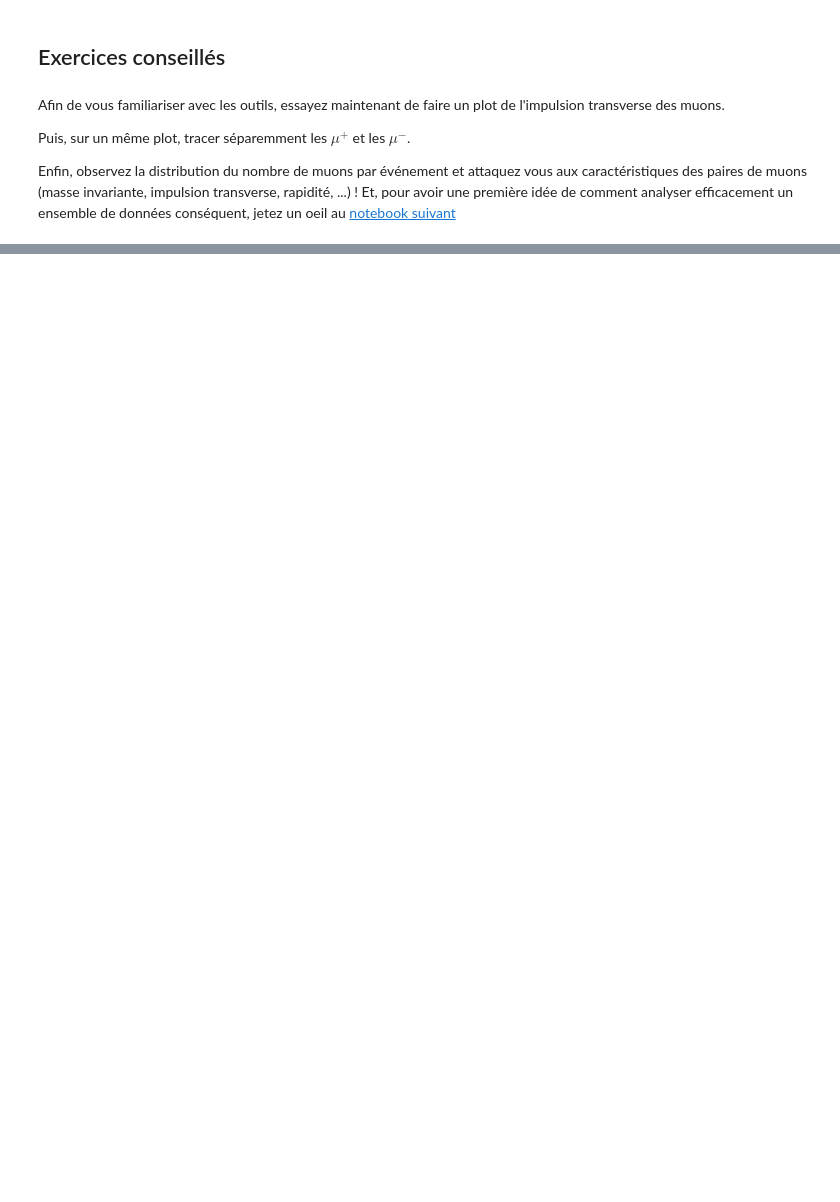
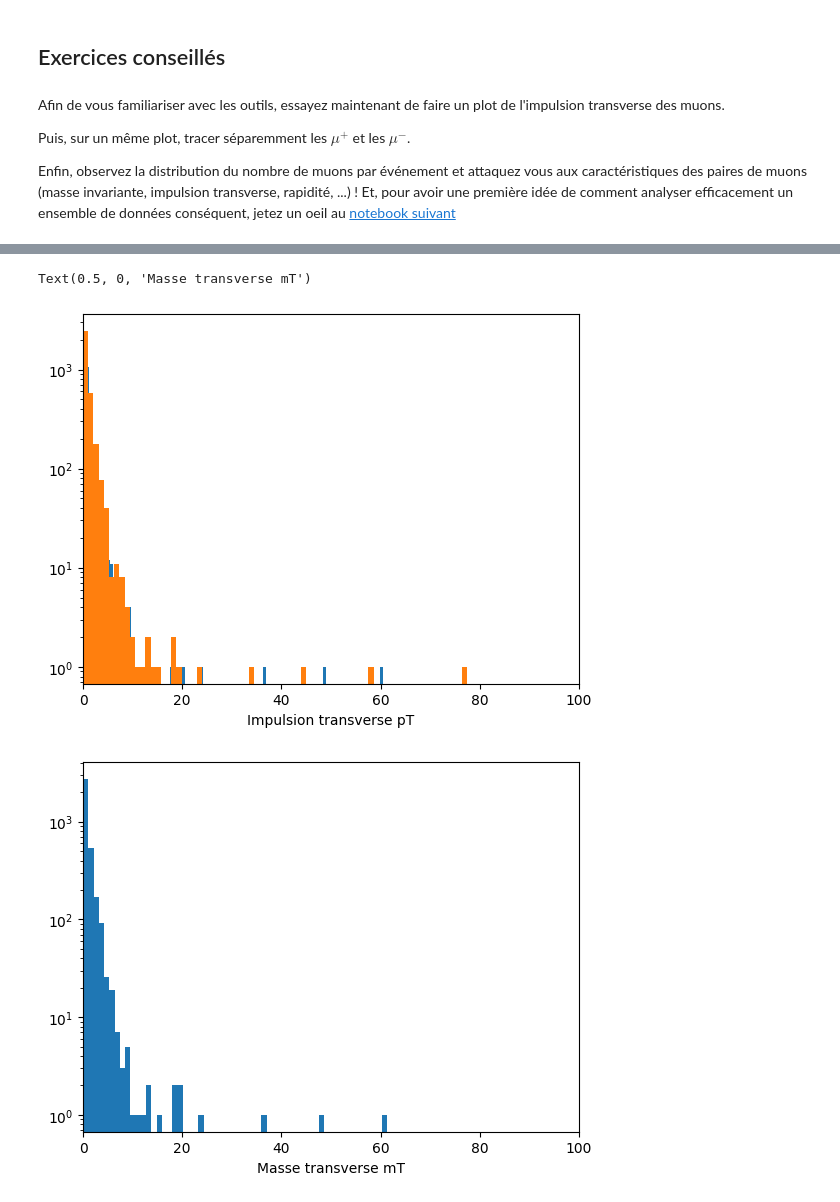
Before and after one commit to nantes-m2-rps-exp/qqbar2mumu-2023, a Jupyter notebook: notebooks/01-muon-eta-distribution.ipynb, the cells around one changed output, grey strips where cells are left out. Cells and saved outputs as stored; diff of their text form; code cells hidden in the pictures; blank space fills up the shorter version.

```diff
--- a/notebooks/01-muon-eta-distribution.ipynb
+++ b/notebooks/01-muon-eta-distribution.ipynb
@@ -156,2 +256,55 @@ print("Nombre d'événements avec au moins cinq traces: {}".format(n8))
 # %%
 assert(n1+n2+n3+n4+n5+n6+n7+n8==nofTracks)
+# %%
+def pT(t):
+    return t["Pz"]/np.sinh(eta(t["Px"],t["Py"],t["Pz"]))
+
+def mT(t):
+    return np.sqrt(105.66e6**2 + pT(t)**2)
+
+def y(t):
+    y = 1/2*np.ln((t["E"]+t["Pz"])/(t[]-t["Pz"]))
+# %%
+# Transverse impulsion pT = pz/sinh(eta)
+pmu = np.array([],dtype=float)
+
+pTmup = np.array([],dtype=float)
+pTmum = np.array([],dtype=float)
+mTmup = np.array([],dtype=float)
+mTmum = np.array([],dtype=float)
+ymum = np.array([],dtype=float)
+ymup = np.array([],dtype=float)
+
+nofTracks=0 # il est toujours utile de compter ...
+nofEvents=0 #
+for event in m[m.nMuons>0]:
+    nofEvents+=1
+    tracks = event["Muon"].to_list()
+    for t in tracks:
+        nofTracks+=1
+        pmu = np.append(pmu,np.sqrt(t["Px"]**2+t["Py"]**2+t["Pz"]**2))
+        if t["Charge"] == 1:
+            pTmup = np.append(pTmup,pT(t))
+            mTmup = np.append(pTmup,mT(t))
+        else:
+            pTmum = np.append(pTmum,pT(t))
+            mTmup = np.append(pTmup,mT(t))
+
+nbin = 100
+plt.hist(pTmup,bins=nbin)
+plt.hist(pTmum,bins=nbin)
+plt.yscale("log")
+plt.xlim(0,100)
+plt.xlabel("Impulsion transverse pT [GeV/c]")
+
+
+plt.figure()
+plt.hist(mTmup,bins=nbin)
+plt.hist(mTmum,bins=nbin)
+plt.yscale("log")
+plt.xlim(0,100)
+plt.xlabel("Masse transverse mT [GeV/c^2]")
+# %% [output]
+Text(0.5, 0, 'Masse transverse mT')
+[figure, added]
+[figure, added]
```
Also changed, not shown: parts of 15 cells of this notebook, 6 other files.
